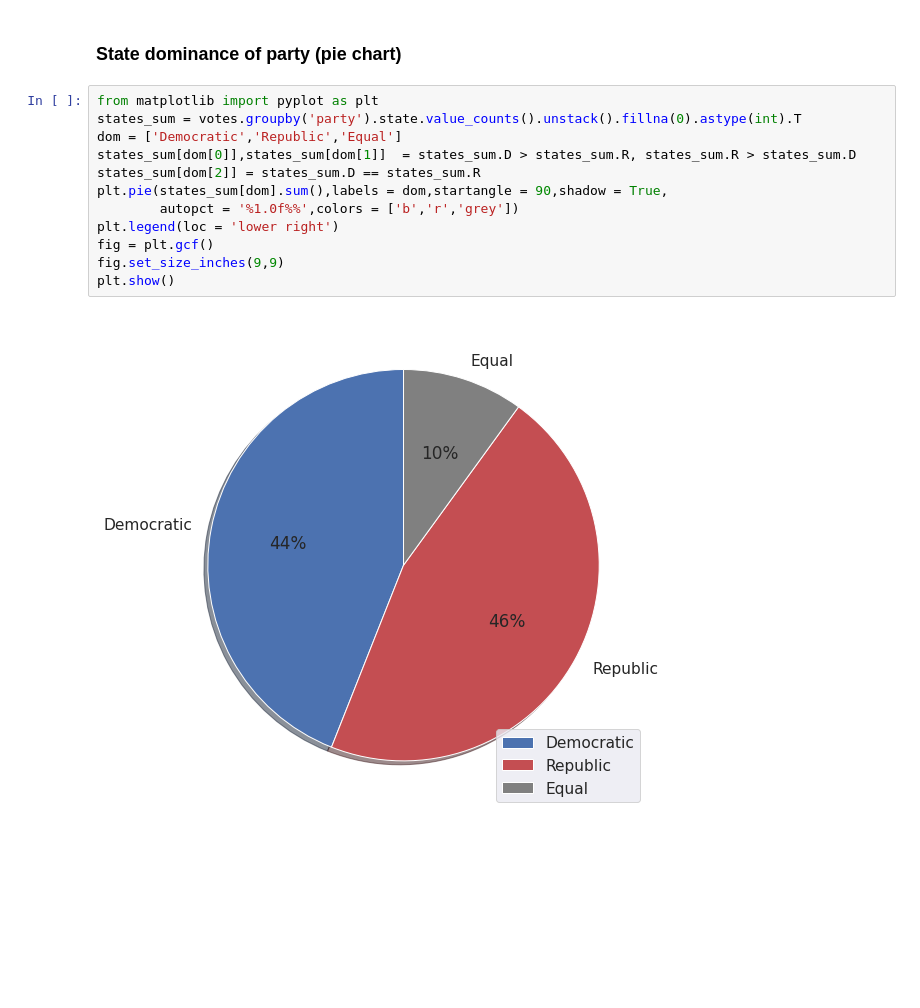
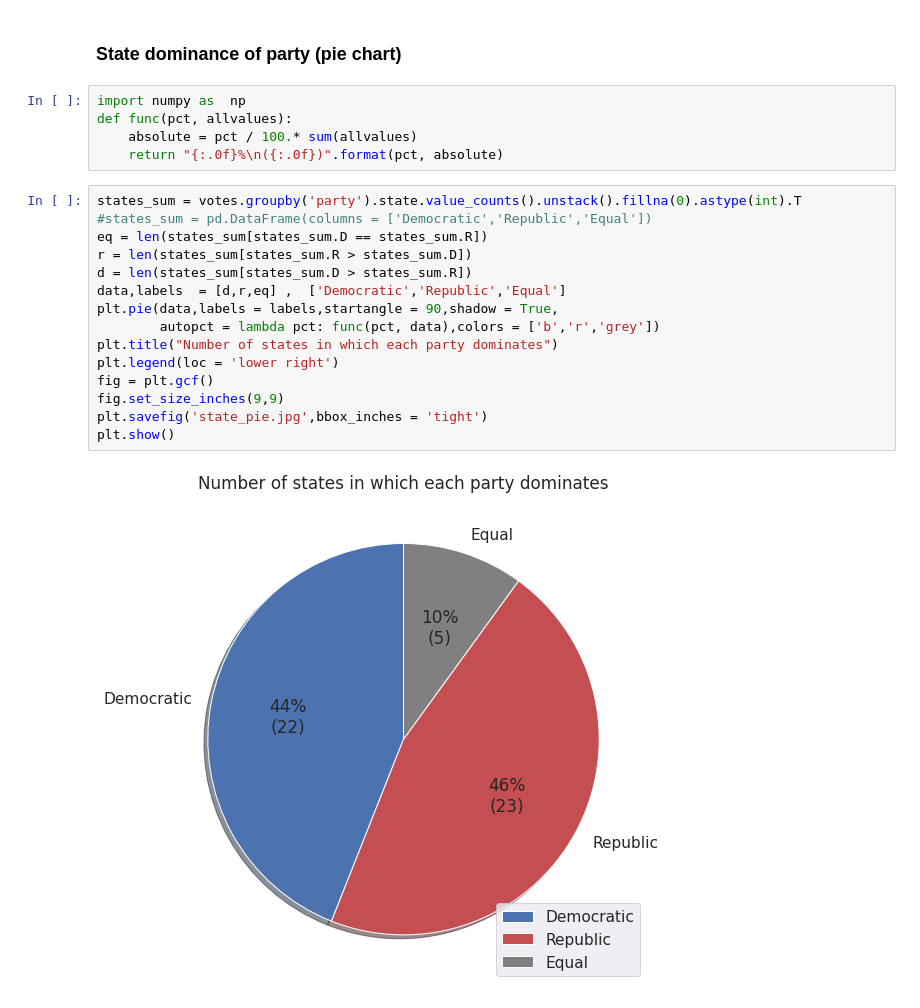
Before and after one commit to jishnujp/US_senate_roll_call, a Jupyter notebook: voteSummary.ipynb, the cells around one changed output. Cells and saved outputs as stored; diff of their text form; blank space fills up the shorter version.

```diff
--- a/voteSummary.ipynb
+++ b/voteSummary.ipynb
@@ -190,16 +205,24 @@ votes_summary.T.plot.pie(y = 'Republican',figsize = (10,10),startangle = 90,
 # %% [markdown]
 ### State dominance of party (pie chart)
+# %%
+import numpy as  np
+def func(pct, allvalues):
+    absolute = pct / 100.* sum(allvalues)
+    return "{:.0f}%\n({:.0f})".format(pct, absolute)
 # %%
-from matplotlib import pyplot as plt
 states_sum = votes.groupby('party').state.value_counts().unstack().fillna(0).astype(int).T
-dom = ['Democratic','Republic','Equal']
-states_sum[dom[0]],states_sum[dom[1]]  = states_sum.D > states_sum.R, states_sum.R > states_sum.D
-states_sum[dom[2]] = states_sum.D == states_sum.R
-plt.pie(states_sum[dom].sum(),labels = dom,startangle = 90,shadow = True,
-        autopct = '%1.0f%%',colors = ['b','r','grey'])
+#states_sum = pd.DataFrame(columns = ['Democratic','Republic','Equal'])
+eq = len(states_sum[states_sum.D == states_sum.R])
+r = len(states_sum[states_sum.R > states_sum.D])
+d = len(states_sum[states_sum.D > states_sum.R])
+data,labels  = [d,r,eq] ,  ['Democratic','Republic','Equal']
+plt.pie(data,labels = labels,startangle = 90,shadow = True,
+        autopct = lambda pct: func(pct, data),colors = ['b','r','grey'])
+plt.title("Number of states in which each party dominates")
 plt.legend(loc = 'lower right')
 fig = plt.gcf()
 fig.set_size_inches(9,9)
+plt.savefig('state_pie.jpg',bbox_inches = 'tight')
 plt.show()
 # %% [output]
-[figure, old version]
+[figure, new version]
```
Also changed, not shown: parts of 7 cells of this notebook.
